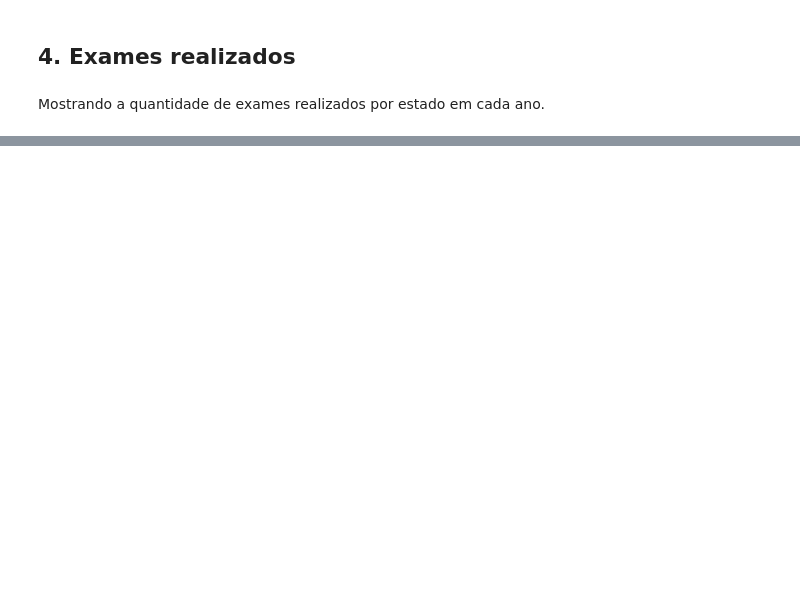
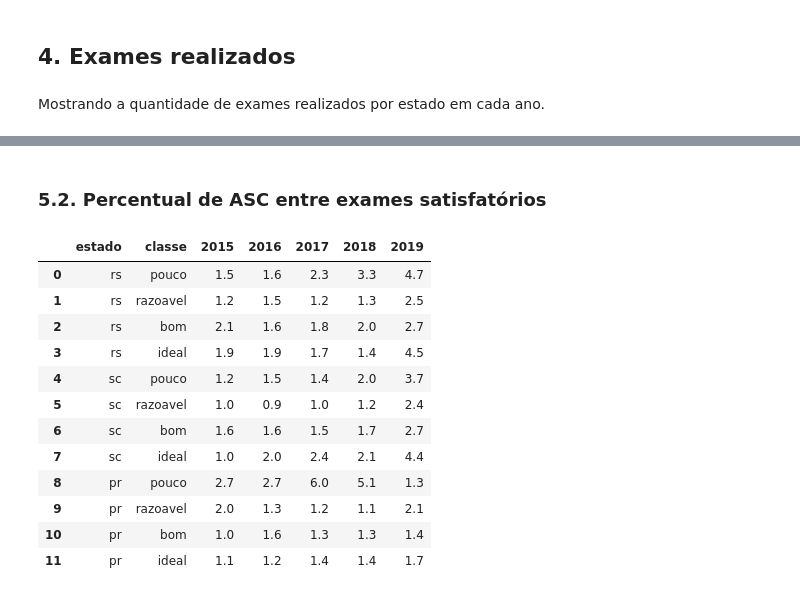
Before and after one commit to souzamarcelo/qualicito, a Jupyter notebook: lab-book.ipynb, the cells around one changed output, grey strips where cells are left out. Saved outputs shown, nothing was run; the diff lists cells and outputs as text; code cells hidden in the pictures; blank space fills up the shorter version.

```diff
--- a/lab-book.ipynb
+++ b/lab-book.ipynb
@@ -91,0 +124,18 @@ analysis.examesEstadoClasseAno(dados)
+# %% [markdown]
+### 5.2. Percentual de ASC entre exames satisfatórios
+# %%
+analysis.tabelaIndicador(dados, 'per_asc_sat', 'mean')
+# %% [output]
+|  | estado | classe | 2015 | 2016 | 2017 | 2018 | 2019 |
+| 0 | rs | pouco | 1.5 | 1.6 | 2.3 | 3.3 | 4.7 |
+| 1 | rs | razoavel | 1.2 | 1.5 | 1.2 | 1.3 | 2.5 |
+| 2 | rs | bom | 2.1 | 1.6 | 1.8 | 2.0 | 2.7 |
+| 3 | rs | ideal | 1.9 | 1.9 | 1.7 | 1.4 | 4.5 |
+| 4 | sc | pouco | 1.2 | 1.5 | 1.4 | 2.0 | 3.7 |
+| 5 | sc | razoavel | 1.0 | 0.9 | 1.0 | 1.2 | 2.4 |
+| 6 | sc | bom | 1.6 | 1.6 | 1.5 | 1.7 | 2.7 |
+| 7 | sc | ideal | 1.0 | 2.0 | 2.4 | 2.1 | 4.4 |
+| 8 | pr | pouco | 2.7 | 2.7 | 6.0 | 5.1 | 1.3 |
+| 9 | pr | razoavel | 2.0 | 1.3 | 1.2 | 1.1 | 2.1 |
+| 10 | pr | bom | 1.0 | 1.6 | 1.3 | 1.3 | 1.4 |
+| 11 | pr | ideal | 1.1 | 1.2 | 1.4 | 1.4 | 1.7 |
```
Also changed, not shown: parts of 14 cells of this notebook, 1 other file.
